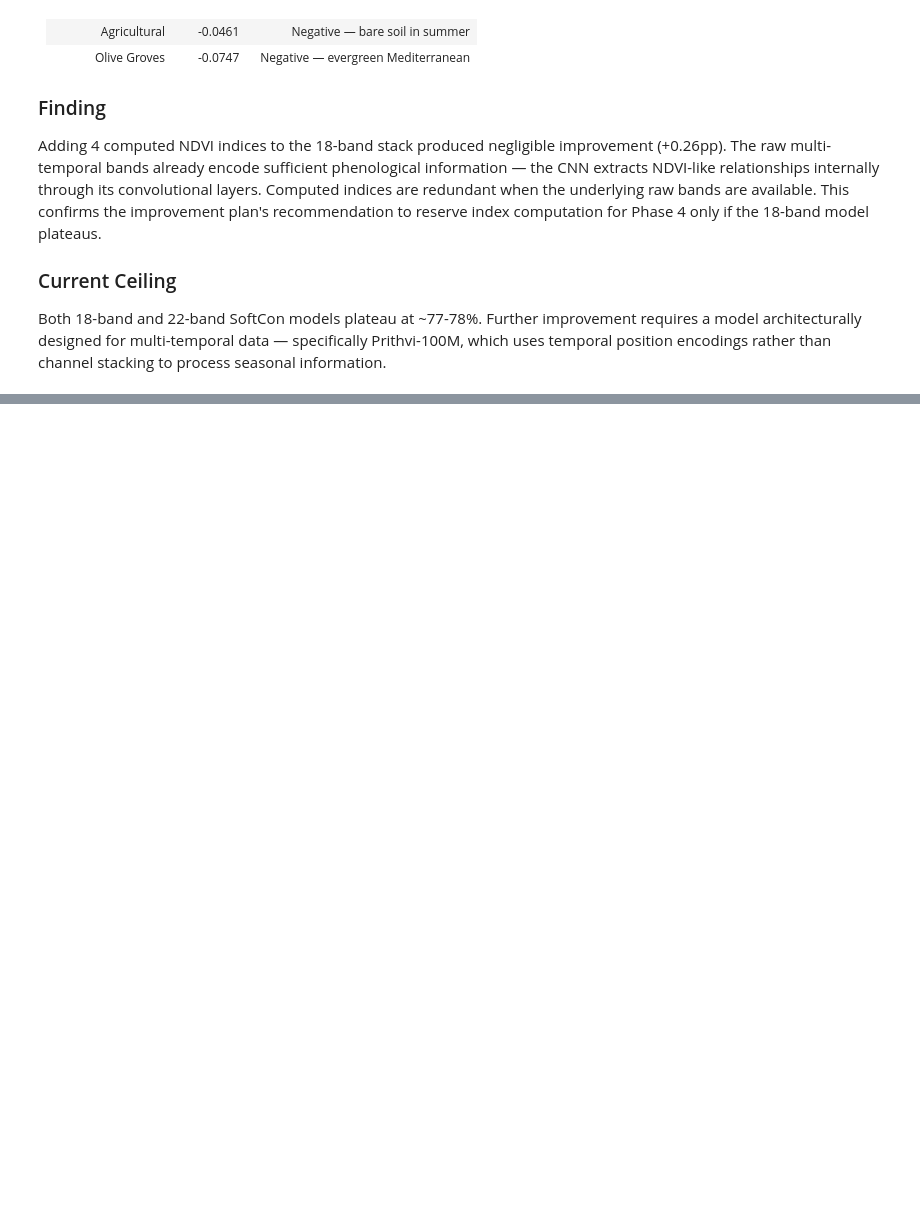
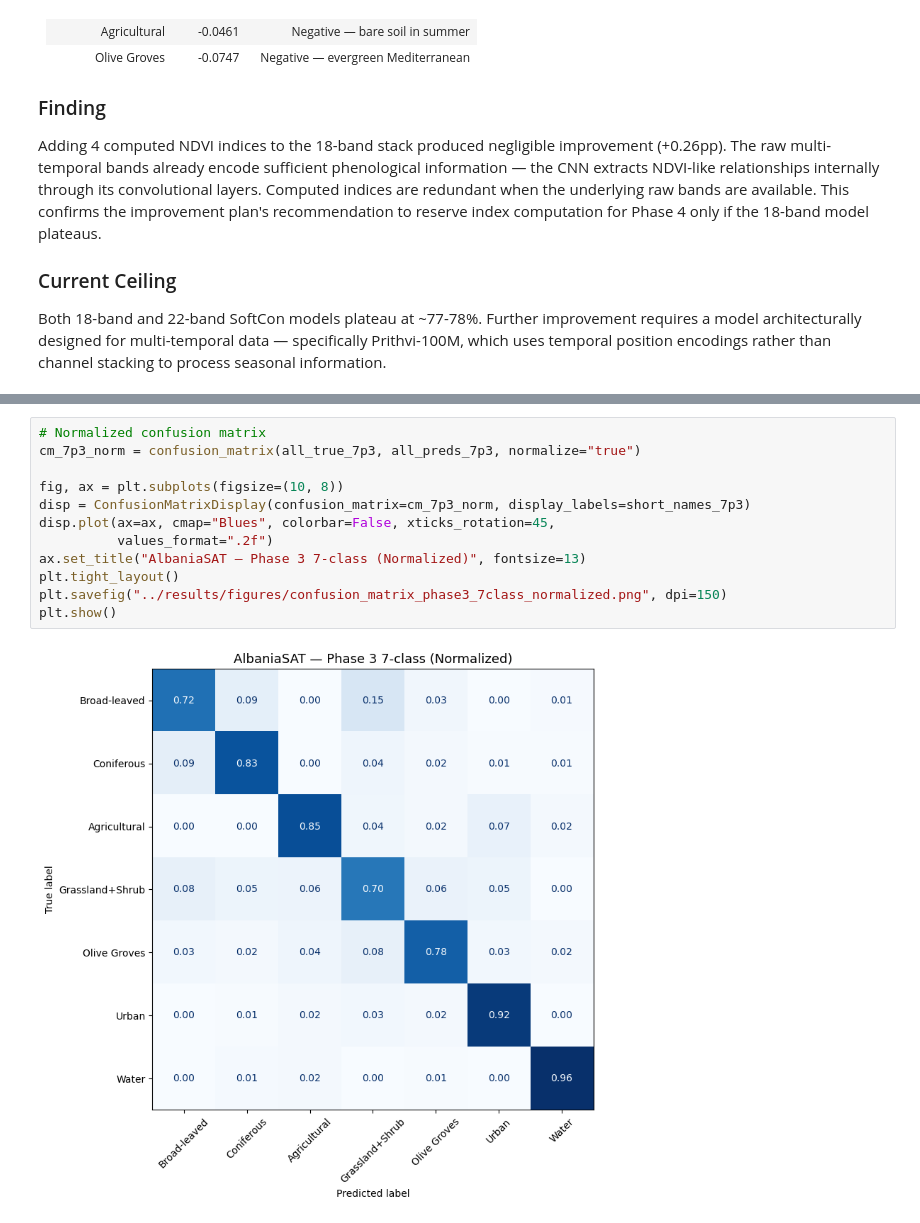
Before and after one commit to virvihuta/AlbaniaSAT, a Jupyter notebook: notebooks/albaniasat.ipynb, the cells around one changed output, grey strips where cells are left out. Drawn from its saved outputs; the diff is of its cells as text; blank space fills up the shorter version.

```diff
--- a/notebooks/albaniasat.ipynb
+++ b/notebooks/albaniasat.ipynb
@@ -1266,0 +1507,14 @@ Both 18-band and 22-band SoftCon models plateau at ~77-78%. Further improvement
+# %%
+# Normalized confusion matrix
+cm_7p3_norm = confusion_matrix(all_true_7p3, all_preds_7p3, normalize="true")
+
+fig, ax = plt.subplots(figsize=(10, 8))
+disp = ConfusionMatrixDisplay(confusion_matrix=cm_7p3_norm, display_labels=short_names_7p3)
+disp.plot(ax=ax, cmap="Blues", colorbar=False, xticks_rotation=45,
+          values_format=".2f")
+ax.set_title("AlbaniaSAT — Phase 3 7-class (Normalized)", fontsize=13)
+plt.tight_layout()
+plt.savefig("../results/figures/confusion_matrix_phase3_7class_normalized.png", dpi=150)
+plt.show()
+# %% [output]
+[figure, added]
```
Also changed, not shown: parts of 6 cells of this notebook, 2 other files.
